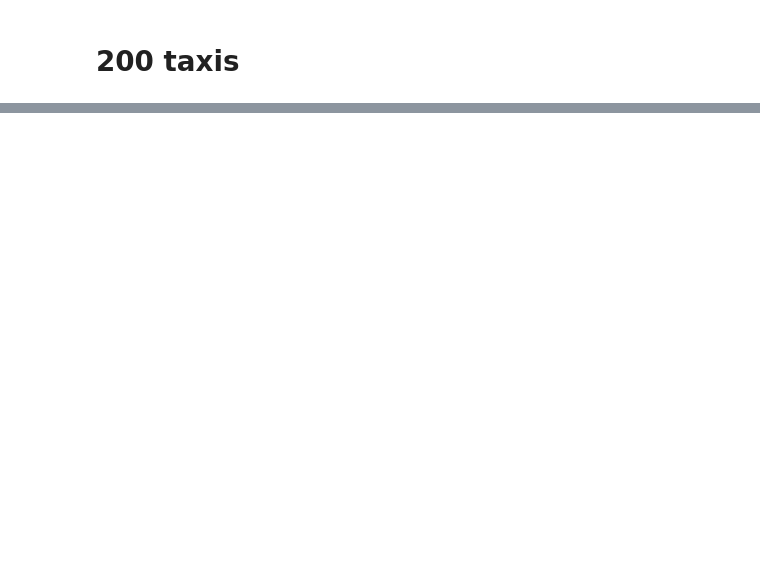
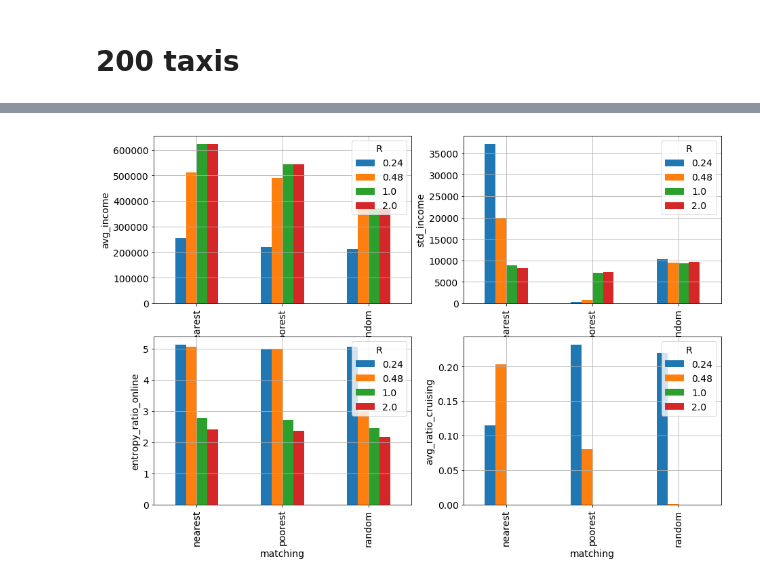
Before and after one commit to bokae/taxi, a Jupyter notebook: result_visualizer.ipynb, the cells around one changed output, grey strips where cells are left out. Cells and saved outputs as stored; diff of their text form; code cells hidden in the pictures; blank space fills up the shorter version.

Commit message:
Fixed taxi density results added.

```diff
--- a/result_visualizer.ipynb
+++ b/result_visualizer.ipynb
@@ -76,0 +93,32 @@ plot_results(run_ids)
+# %%
+def extract_info(k):
+    """
+    Given a run_id, this function extracts aggregate measures merged with configuration data.
+    Returns a pandas.Series.
+    """
+    cols = ["num_taxis","matching","d","R","avg_trip_avg_price","std_trip_avg_price","entropy_ratio_online","avg_ratio_online","avg_ratio_cruising","avg_request_last_waiting_times"]
+    r1 = data_structure[k]['agg']
+    conf = json.load(open('configs/'+k+'.conf'))
+    conf['R']=round(conf['request_rate']*8/conf['num_taxis'],2)
+    conf['d']=round(np.sqrt(8e6/conf['num_taxis']),0)
+    r2 = pd.Series(conf)
+    return pd.concat([r1,r2])[cols]
+# %%
+# creating a dataframe of the fixed taxi density data
+df = pd.DataFrame([extract_info(k) for k in data_structure if 'fixed_taxis' in k])
+df = df[['matching','R',"avg_trip_avg_price","std_trip_avg_price","entropy_ratio_online","avg_ratio_cruising"]]
+# %%
+# human readable legends
+algnames = {'baseline_random_user_nearest_taxi':'nearest','baseline_random_user_random_taxi':'random','levelling2_random_user_nearest_poorest_taxi_w_waiting_limit':'poorest'}
+coldict = { "avg_trip_avg_price":"avg_income", "std_trip_avg_price":"std_income"}
+# %%
+df['matching']=df['matching'].map(algnames)
+# %%
+fig,ax = plt.subplots(nrows=2,ncols=2)
+
+for i,c in enumerate(["avg_trip_avg_price","std_trip_avg_price","entropy_ratio_online","avg_ratio_cruising"]):
+    pd.pivot_table(df,index='matching',columns='R',values=c).plot(kind='bar',ax = ax[int(i/2),i%2],figsize=(15,10))
+    ax[int(i/2),i%2].set_ylabel(coldict.get(c,c))
+    ax[int(i/2),i%2].grid()
+# %% [output]
+[figure, added]
```
Also changed, not shown: parts of 16 cells of this notebook.
